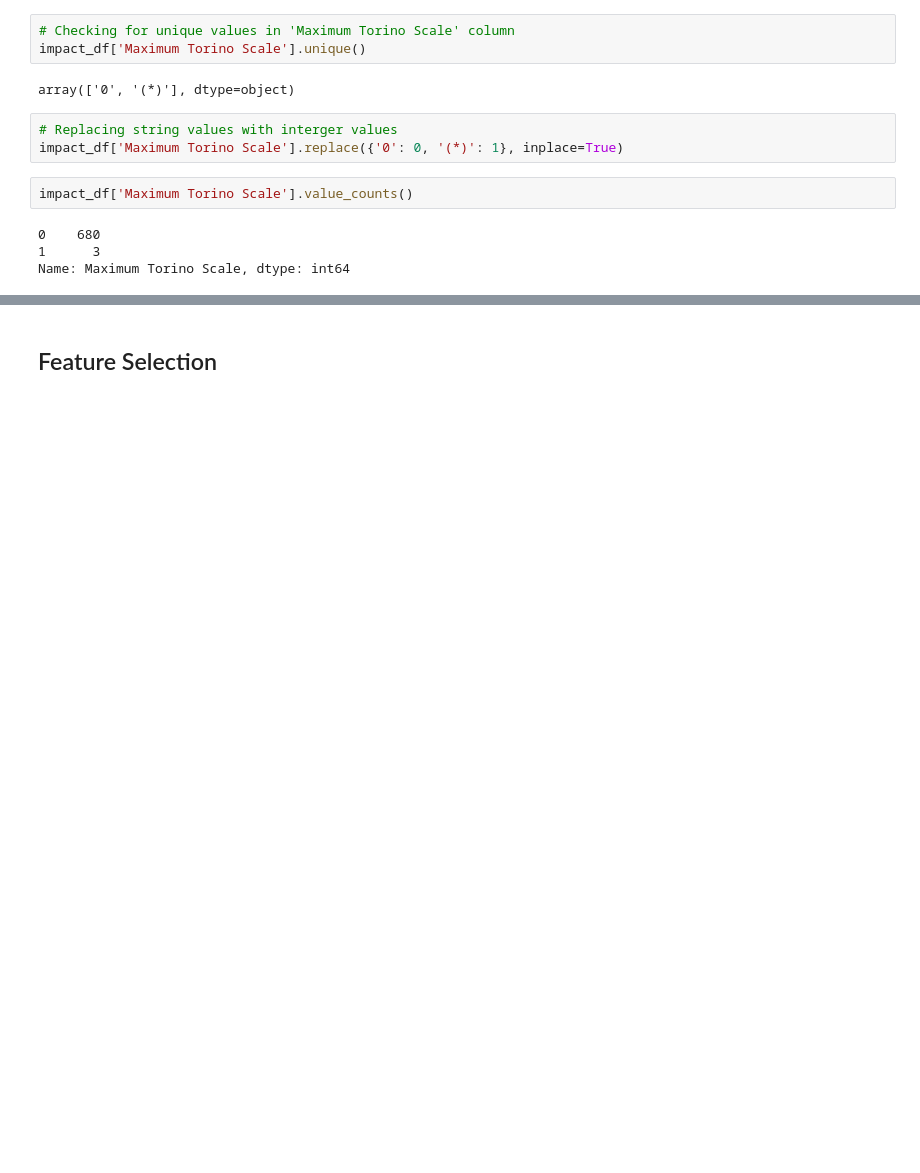
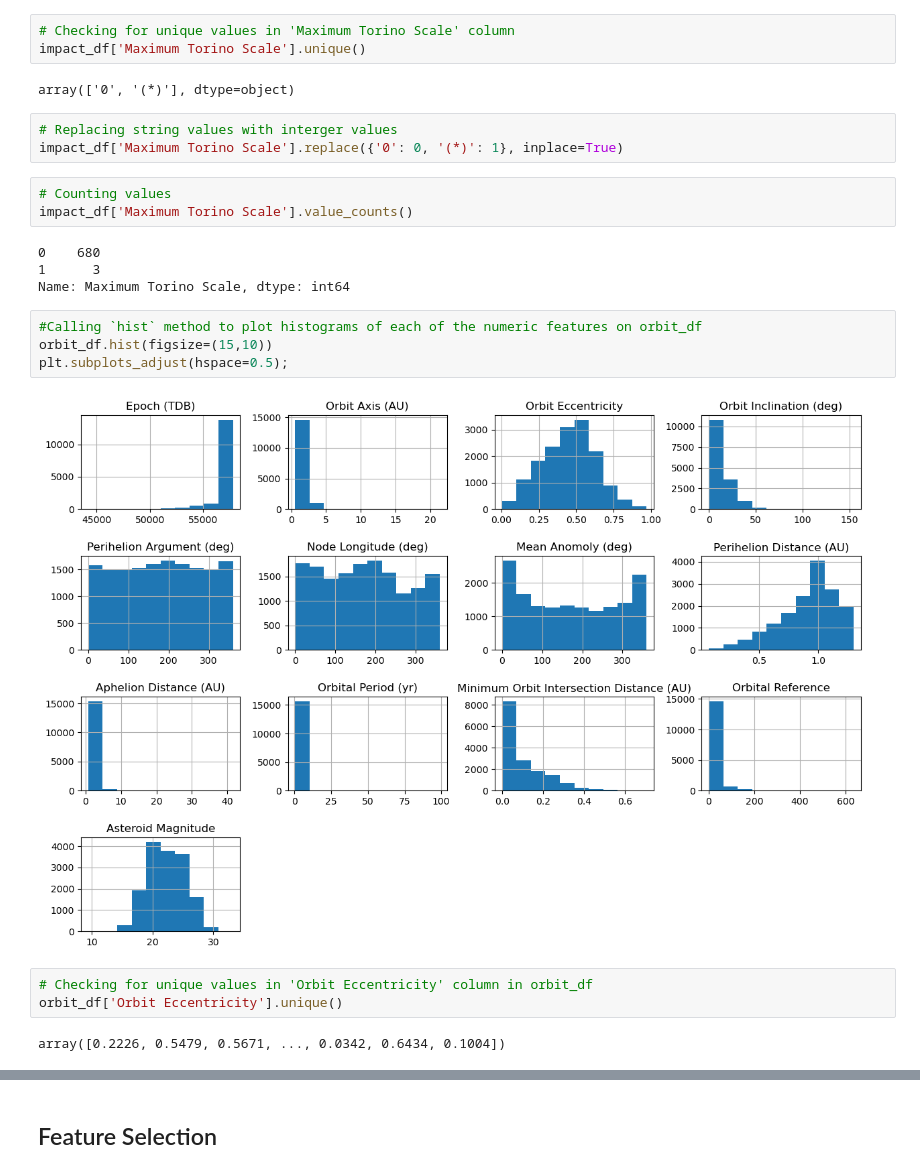
Before and after one commit to justin-henson/Springboard-Data-Science-Program, a Jupyter notebook: Unit-7-Capstone-2/Possible-Asteroid-Impact-ML/notebooks/Data-Wrangling.ipynb, the cells around one changed output, grey strips where cells are left out. Cells and saved outputs as stored; diff of their text form; blank space fills up the shorter version.

```diff
--- a/Unit-7-Capstone-2/Possible-Asteroid-Impact-ML/notebooks/Data-Wrangling.ipynb
+++ b/Unit-7-Capstone-2/Possible-Asteroid-Impact-ML/notebooks/Data-Wrangling.ipynb
@@ -263,8 +269,20 @@ array(['0', '(*)'], dtype=object)
 # Replacing string values with interger values
 impact_df['Maximum Torino Scale'].replace({'0': 0, '(*)': 1}, inplace=True)
 # %%
+# Counting values
 impact_df['Maximum Torino Scale'].value_counts()
 # %% [output]
 0    680
 1      3
 Name: Maximum Torino Scale, dtype: int64
+# %%
+#Calling `hist` method to plot histograms of each of the numeric features on orbit_df
+orbit_df.hist(figsize=(15,10))
+plt.subplots_adjust(hspace=0.5);
+# %% [output]
+[figure, added]
+# %%
+# Checking for unique values in 'Orbit Eccentricity' column in orbit_df
+orbit_df['Orbit Eccentricity'].unique()
+# %% [output]
+array([0.2226, 0.5479, 0.5671, ..., 0.0342, 0.6434, 0.1004])
```
Also changed, not shown: parts of 7 cells of this notebook.
